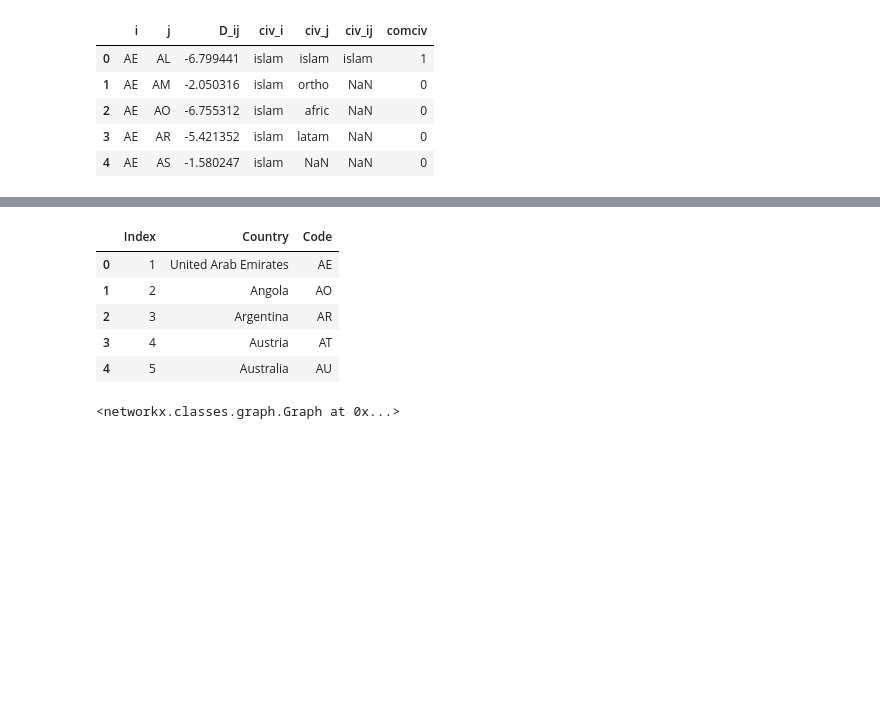
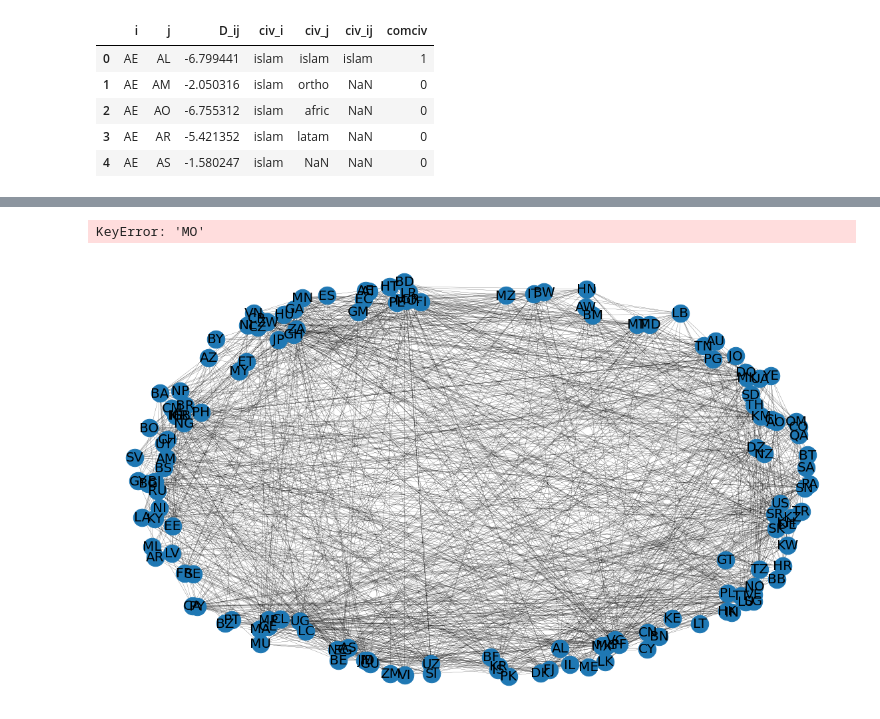
Before and after one commit to matthew-dalton/meshOfCivilizations, a Jupyter notebook: loaded_data.ipynb, the cells around one changed output, grey strips where cells are left out. Cells and saved outputs as stored; diff of their text form; code cells hidden in the pictures; blank space fills up the shorter version.

```diff
--- a/loaded_data.ipynb
+++ b/loaded_data.ipynb
@@ -18,19 +71,10 @@ codes = pd.read_csv('data/codes.csv')
-# %%
-codes.head()
-# %% [output]
-|  | Index | Country | Code |
-| 0 | 1 | United Arab Emirates | AE |
-| 1 | 2 | Angola | AO |
-| 2 | 3 | Argentina | AR |
-| 3 | 4 | Austria | AT |
-| 4 | 5 | Australia | AU |
+# %%
+codes.loc['MO']
+# %% [output]
+KeyError: 'MO'
 # %%
 edge_list = []
 for index, row in df_data.iterrows():
     edge_list.append((row['i'], row['j'], {'cost':0, 'weight':row['D_ij']}))
 # %%
 graph = nx.Graph(edge_list)
-# %%
-graph
-# %% [output]
-<networkx.classes.graph.Graph at 0x...>
@@ -36,0 +83,23 @@ graph
+# %%
+plt.figure(figsize=(20, 12))
+elarge = [(u, v) for (u, v, d) in graph.edges(data=True) if d["weight"] > 0]
+esmall = [(u, v) for (u, v, d) in graph.edges(data=True) if d["weight"] <= 0]
+
+pos = nx.spring_layout(graph)  # positions for all nodes
+
+# nodes
+nx.draw_networkx_nodes(graph, pos, node_size=700)
+
+# edges
+nx.draw_networkx_edges(graph, pos, edgelist=elarge, width=.2)
+#nx.draw_networkx_edges(
+    #graph, pos, edgelist=esmall, width=6, alpha=0.5, edge_color="b", style="dashed"
+#)
+
+# labels
+nx.draw_networkx_labels(graph, pos, font_size=20, font_family="sans-serif")
+
+plt.axis("off")
+plt.show()
+# %% [output]
+[figure, added]
```
Also changed, not shown: parts of 19 cells of this notebook, 4 other files.
